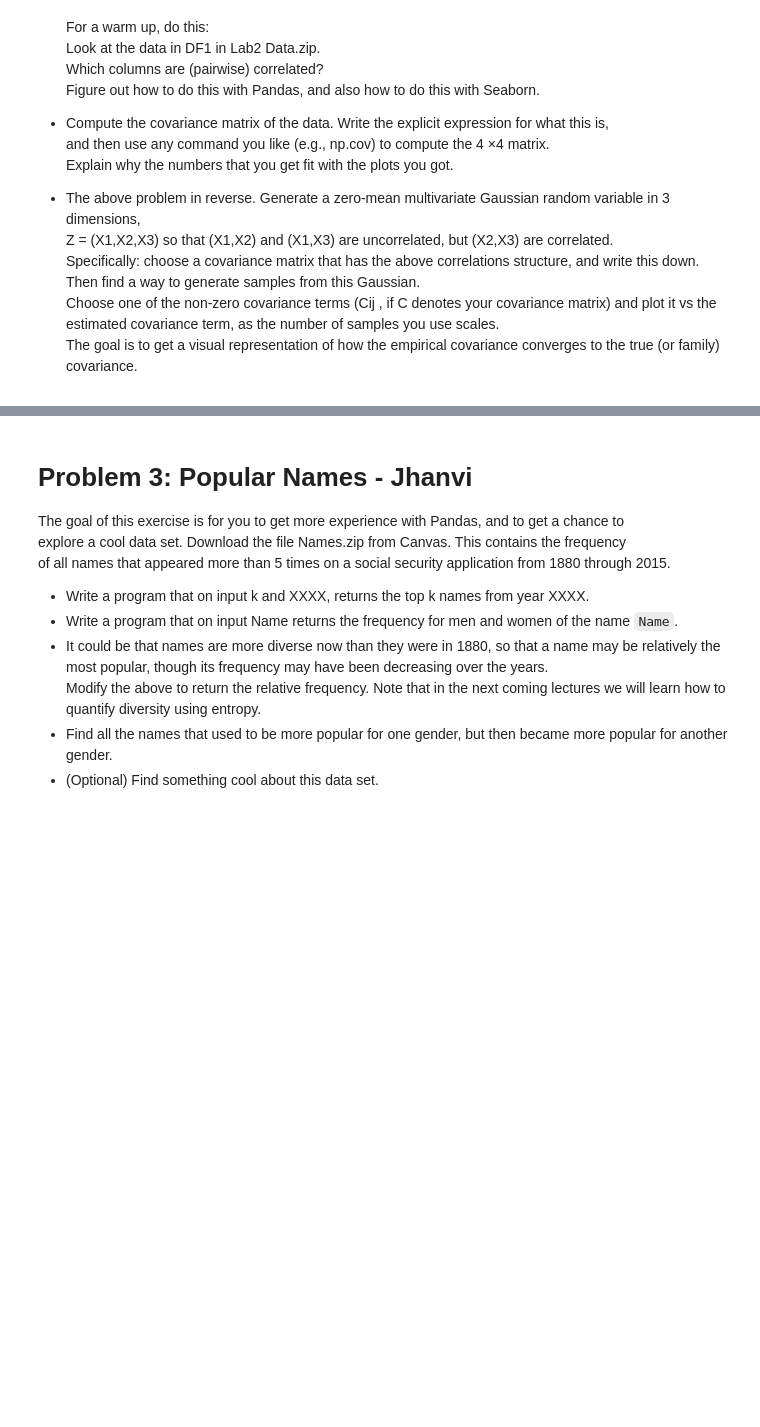
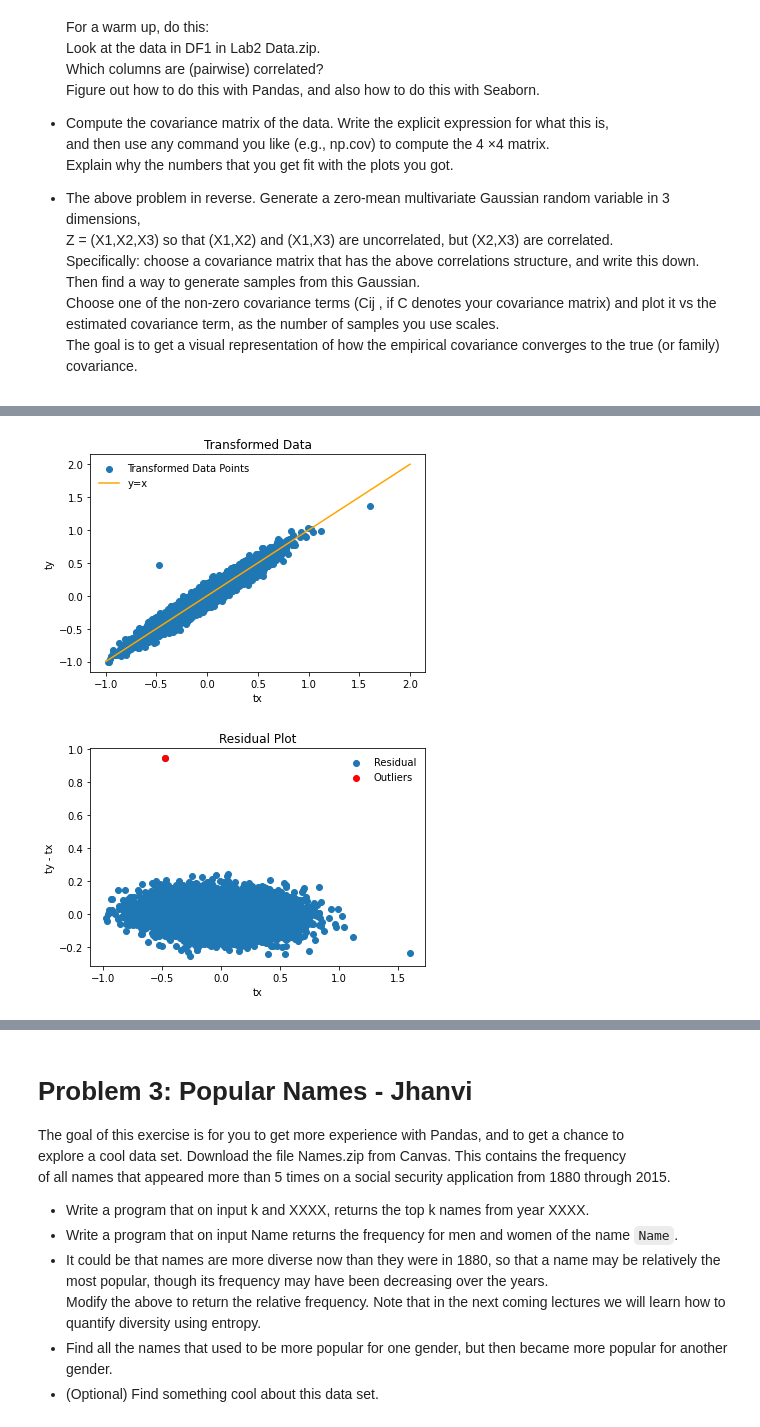
Before and after one commit to JacksonPaull/ee_460j_dslab, a Jupyter notebook: 02_lab/code.ipynb, the cells around one changed output, grey strips where cells are left out. Cells and saved outputs as stored; diff of their text form; code cells hidden in the pictures; blank space fills up the shorter version.

```diff
--- a/02_lab/code.ipynb
+++ b/02_lab/code.ipynb
@@ -36,0 +109,30 @@ create a random Gaussian vector with covariance equal to the identity, using z?
+# %%
+#Create A
+c = sqrt(2)/15
+A = np.matrix([[4*c, -c], [-c, 4*c]])
+
+#Apply the transformation
+df2[['tx', 'ty']] = (df2[['x', 'y']].apply(lambda x: np.matmul(x, A), axis = 1)).to_list()
+
+#Plot the transformed data
+plt.scatter(df2['tx'], df2['ty'], label='Transformed Data Points')
+plt.plot([-1, 2], [-1, 2], color='orange', label = 'y=x')
+plt.legend(loc='upper left', frameon=False)
+plt.title('Transformed Data')
+plt.xlabel('tx')
+plt.ylabel('ty')
+plt.show()
+
+#Now we can consider the residual from the line y=x
+df2['res'] = df2['ty'] - df2['tx']
+outliers = df2[abs(df2['res']) > 0.4]
+plt.scatter(df2['tx'], df2['res'], label='Residual')
+plt.scatter(outliers['tx'], outliers['res'], color='red', label='Outliers') #Mark outliers in red
+plt.title('Residual Plot')
+plt.legend(loc='upper right', frameon=False)
+plt.xlabel('tx')
+plt.ylabel('ty - tx')
+plt.show()
+# %% [output]
+[figure, added]
+[figure, added]
```
Also changed, not shown: parts of 4 cells of this notebook, 1 other file.
